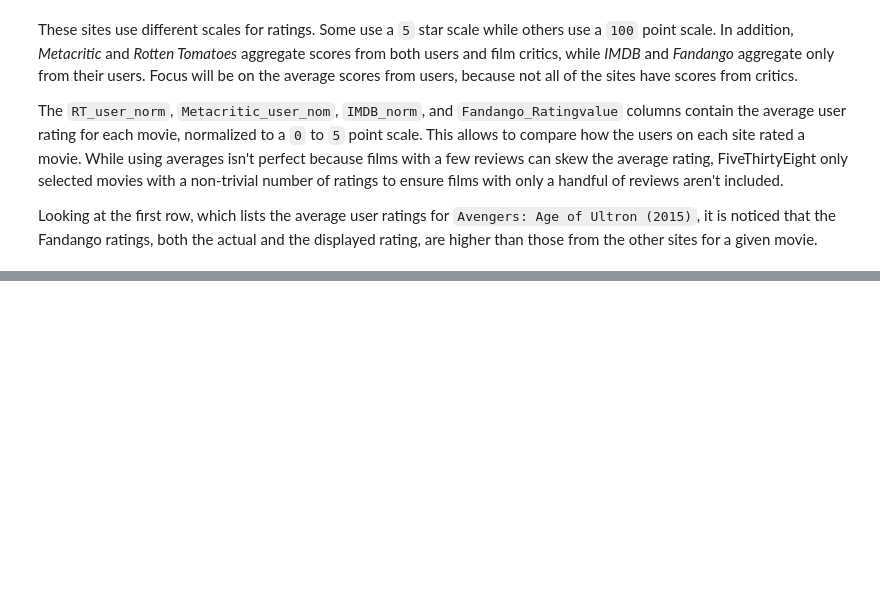
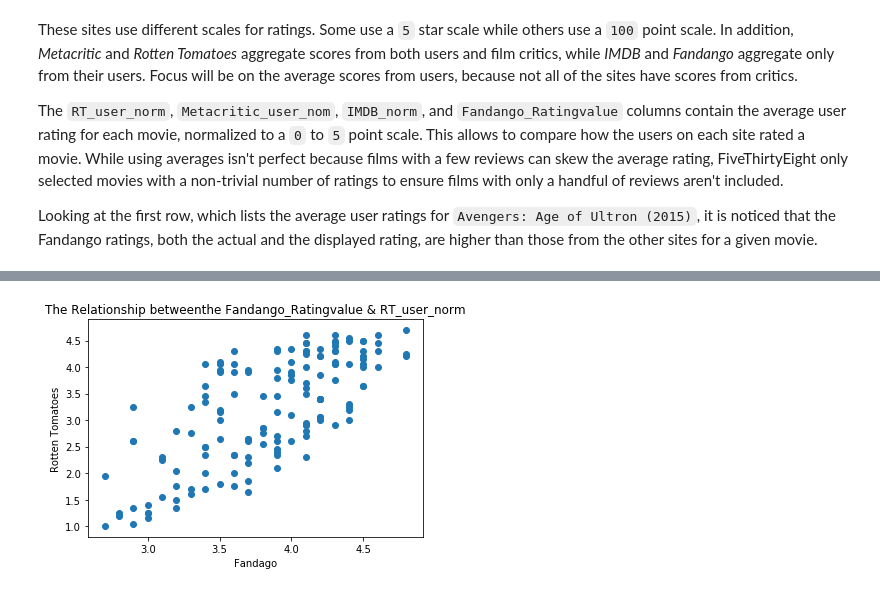
Before and after one commit to VictorOmondi1997/Visualizing_Fandango_Scores, a Jupyter notebook: notebooks/fandango_scores.ipynb, the cells around one changed output, grey strips where cells are left out. Drawn from its saved outputs; the diff is of its cells as text; code cells hidden in the pictures; blank space fills up the shorter version.

```diff
--- a/notebooks/fandango_scores.ipynb
+++ b/notebooks/fandango_scores.ipynb
@@ -68,0 +88,8 @@ num_cols = ['RT_user_norm', 'Metacritic_user_nom', 'IMDB_norm', 'Fandango_Rating
+# %%
+plt.scatter(norm_reviews.Fandango_Ratingvalue, norm_reviews.RT_user_norm)
+plt.title('The Relationship betweenthe Fandango_Ratingvalue & RT_user_norm')
+plt.xlabel('Fandago')
+plt.ylabel('Rotten Tomatoes')
+plt.show()
+# %% [output]
+[figure, added]
```
Also changed, not shown: parts of 6 cells of this notebook.
